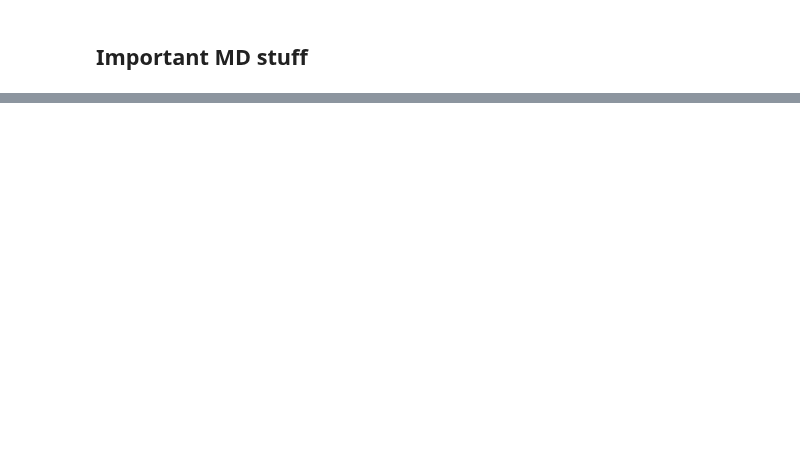
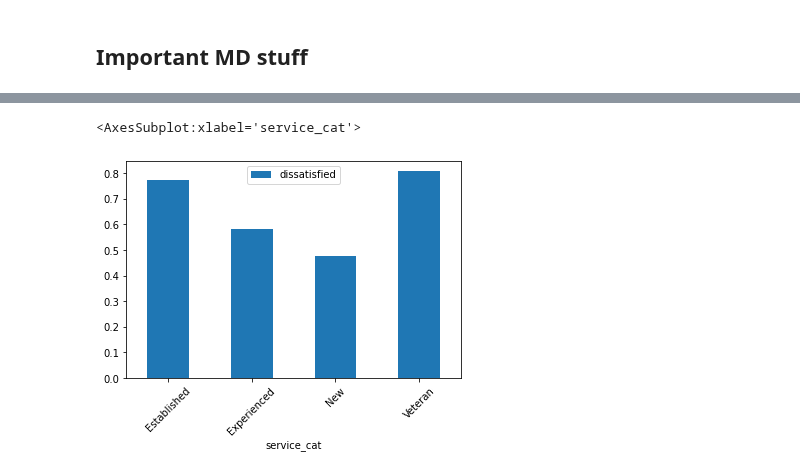
Before and after one commit to capncrockett/Dataquest, a Jupyter notebook: emp_exit_surveys/exit_surveys.ipynb, the cells around one changed output, grey strips where cells are left out. Drawn from its saved outputs; the diff is of its cells as text; code cells hidden in the pictures; blank space fills up the shorter version.

```diff
--- a/emp_exit_surveys/exit_surveys.ipynb
+++ b/emp_exit_surveys/exit_surveys.ipynb
@@ -610,18 +593,18 @@ Name: institute_service, dtype: int64
 # %%
 def stage_sorter(val):
     if pd.isnull(val):
-        pass
+        return np.nan
     elif val < 3:
-        return 'new'
+        return 'New'
     elif 3 <= val <= 6:
-        return 'experienced'
+        return 'Experienced'
     elif 7 <= val <= 10:
-        return 'established'
+        return 'Established'
     elif 11 <= val:
-        return 'veteran'
+        return 'Veteran'
 
 
-service_cat = combined_updated['institute_service'].apply(stage_sorter)
+combined_updated['service_cat'] = combined_updated['institute_service'].apply(stage_sorter)
 
-service_cat.value_counts(dropna=False)
+combined_updated['service_cat'].value_counts(dropna=False)
 # %% [output]
@@ -649,0 +641,3 @@ Name: dissatisfied, dtype: object
+# %%
+service_cat_dis_table = combined_updated.pivot_table(index='service_cat', values='dissatisfied')
+service_cat_dis_table
@@ -649,0 +651,5 @@ Name: dissatisfied, dtype: object
+# %%
+service_cat_dis_table.plot(kind='bar', rot=45)
+# %% [output]
+<AxesSubplot:xlabel='service_cat'>
+[figure, added]
```
Also changed, not shown: parts of 10 cells of this notebook, 1 other file.
